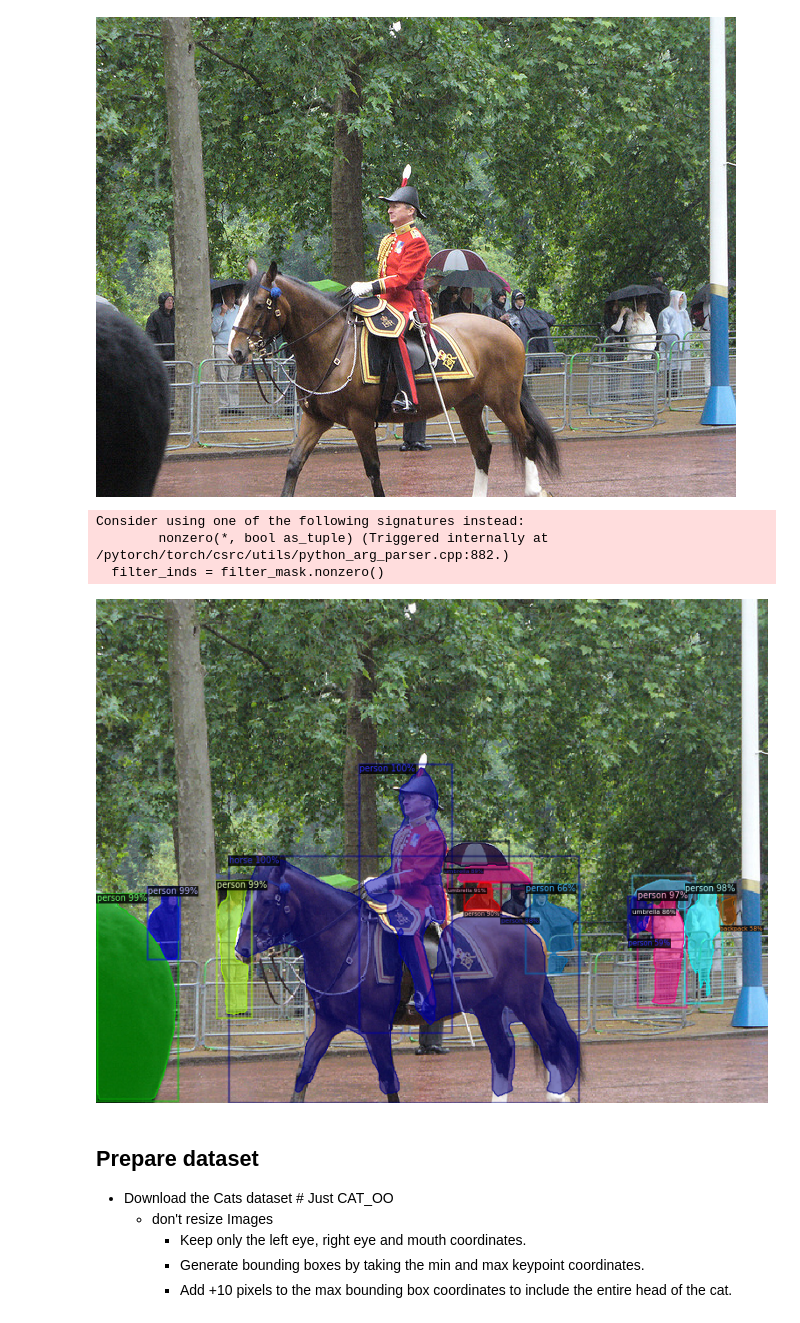
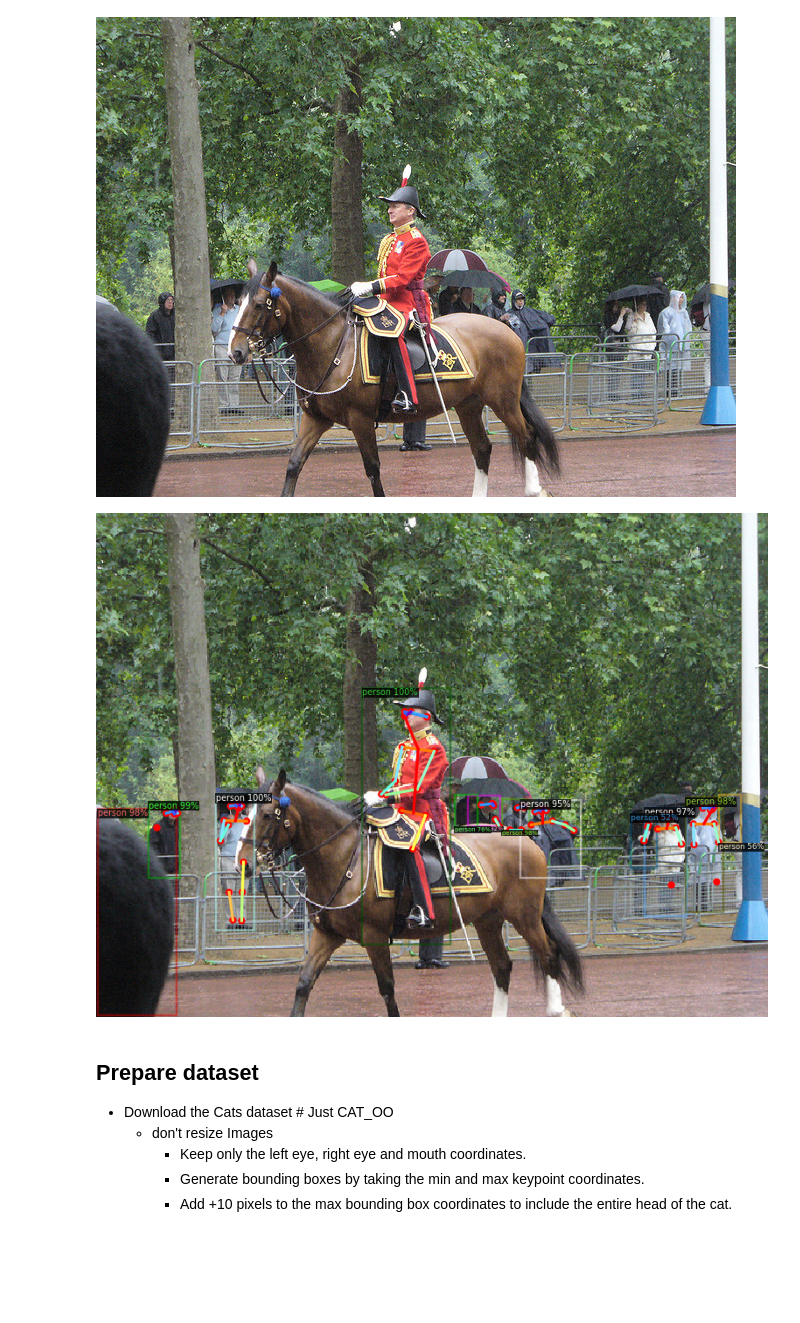
Before and after one commit to MaxKumundzhiev/AppliedDeepLearning, a Jupyter notebook: Mask_R_CNN/Mask_R_CNN.ipynb, the cells around one changed output. Drawn from its saved outputs; the diff is of its cells as text; code cells hidden in the pictures; blank space fills up the shorter version.

```diff
--- a/Mask_R_CNN/Mask_R_CNN.ipynb
+++ b/Mask_R_CNN/Mask_R_CNN.ipynb
@@ -104,21 +105,18 @@ cv2_imshow(im)
 # %%
 cfg = get_cfg()
 
-cfg.merge_from_file(model_zoo.get_config_file("COCO-InstanceSegmentation/mask_rcnn_R_50_FPN_3x.yaml"))
+cfg.merge_from_file(model_zoo.get_config_file("COCO-Keypoints/keypoint_rcnn_R_50_FPN_3x.yaml"))
 cfg.MODEL.ROI_HEADS.SCORE_THRESH_TEST = 0.5
-cfg.MODEL.WEIGHTS = model_zoo.get_checkpoint_url("COCO-InstanceSegmentation/mask_rcnn_R_50_FPN_3x.yaml")
+cfg.MODEL.WEIGHTS = model_zoo.get_checkpoint_url("COCO-Keypoints/keypoint_rcnn_R_50_FPN_3x.yaml")
 
 predictor = DefaultPredictor(cfg)
 outputs = predictor(im)
 
 v = Visualizer(im[:, :, ::-1], MetadataCatalog.get(cfg.DATASETS.TRAIN[0]), scale=1.2)
 out = v.draw_instance_predictions(outputs["instances"].to("cpu"))
 cv2_imshow(out.get_image()[:, :, ::-1])
 # %% [output]
-Consider using one of the following signatures instead:
-        nonzero(*, bool as_tuple) (Triggered internally at  /pytorch/torch/csrc/utils/python_arg_parser.cpp:882.)
-  filter_inds = filter_mask.nonzero()
-[figure, old version]
+[figure, new version]
 # %% [markdown]
 ## Prepare dataset
 
```
Also changed, not shown: parts of 18 cells of this notebook.
